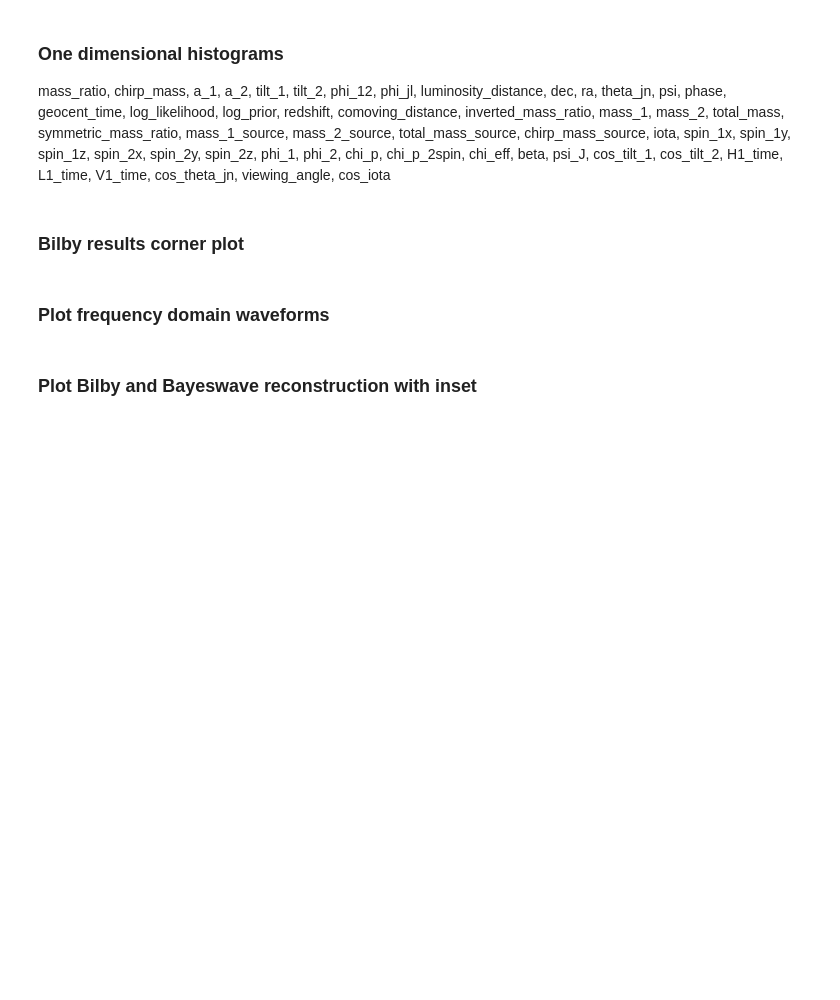
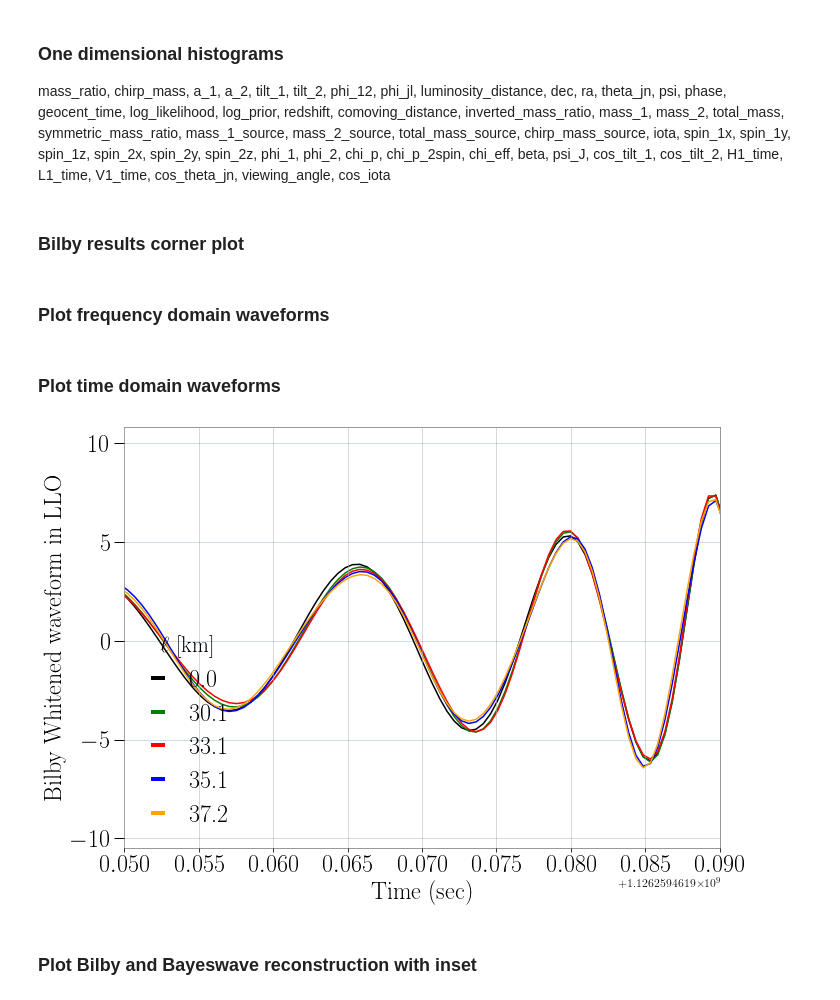
Before and after one commit to mariaokounkova/BeyondGRAnalysis, a Jupyter notebook: BilbyAnalysis.ipynb, the cells around one changed output. Cells and saved outputs as stored; diff of their text form; code cells hidden in the pictures; blank space fills up the shorter version.

```diff
--- a/BilbyAnalysis.ipynb
+++ b/BilbyAnalysis.ipynb
@@ -409,6 +413,53 @@ def PlotFrequencyDomainWaveforms(bilby=False):
 
 #PlotFrequencyDomainWaveforms(bilby=True)
 #PlotFrequencyDomainWaveforms()
+# %% [markdown]
+### Plot time domain waveforms
+# %%
+def PlotTimeDomainWaveforms():
+    """ Plot frequency domain waveforms, for bilby or the injection """
+
+    det = "L=H1"
+    base_dir = "/home/maria.okounkova/BeyondGRAnalysis/BilbyPE/"
+
+    fig, ax = plt.subplots(1, figsize=(10, 7))
+
+    mass = 68.0 ## Injected mass
+    SNR = 125
+    ell_arr = ["0p0", "0p3", "0p33", "0p35", "0p37"]
+    #colors = sns.color_palette('rainbow', n_colors=len(ell_arr))
+    colors = ["black", "green", "red", "blue", "orange"]
+
+    for ell, c in zip(ell_arr, colors):
+
+        p = base_dir + "PHENOM_dCS_" + ell + "_" + str(SNR)
+        label = r'%.1f' % EllinKm(ell, mass)
+
+        time, MAP, lo, hi = GetBilbyData(p, det)
+        ax.plot(time, MAP, '-', color=c, lw = 1.5, alpha=1.0, label = label)
+
+    ax.set_xlim(t_gps - 0.05, t_gps - 0.01)
+    ax.set_xlabel('Time (sec)', fontsize = 24)
+
+    ax.set_ylabel('Bilby Whitened waveform in LLO', ha='center', labelpad = 4.0, rotation='vertical', fontsize=24)
+
+    leg = ax.legend(fontsize=24, loc = 'lower left', ncol=1, frameon=False, title = '$\ell$ [km]')
+    plt.setp(leg.get_title(),fontsize=22)
+    for line in leg.get_lines():
+        line.set_linewidth(4)
+    ax.tick_params(axis='x', labelsize=24)
+    ax.tick_params(axis = 'y', direction='out', length=10, width=1, colors='k',
+               grid_color='b', grid_alpha=0.5, labelsize=24)
+    ax.yaxis.get_offset_text().set_fontsize(24)
+
+    plt.grid(True)
+    plt.tight_layout()
+    plt.savefig('WaveformsBilby.pdf')
+    plt.show()
+
+PlotTimeDomainWaveforms()
+# %% [output]
+[figure, added]
 # %% [markdown]
 ### Plot Bilby and Bayeswave reconstruction with inset
 # %%
```
Also changed, not shown: parts of 14 cells of this notebook.
